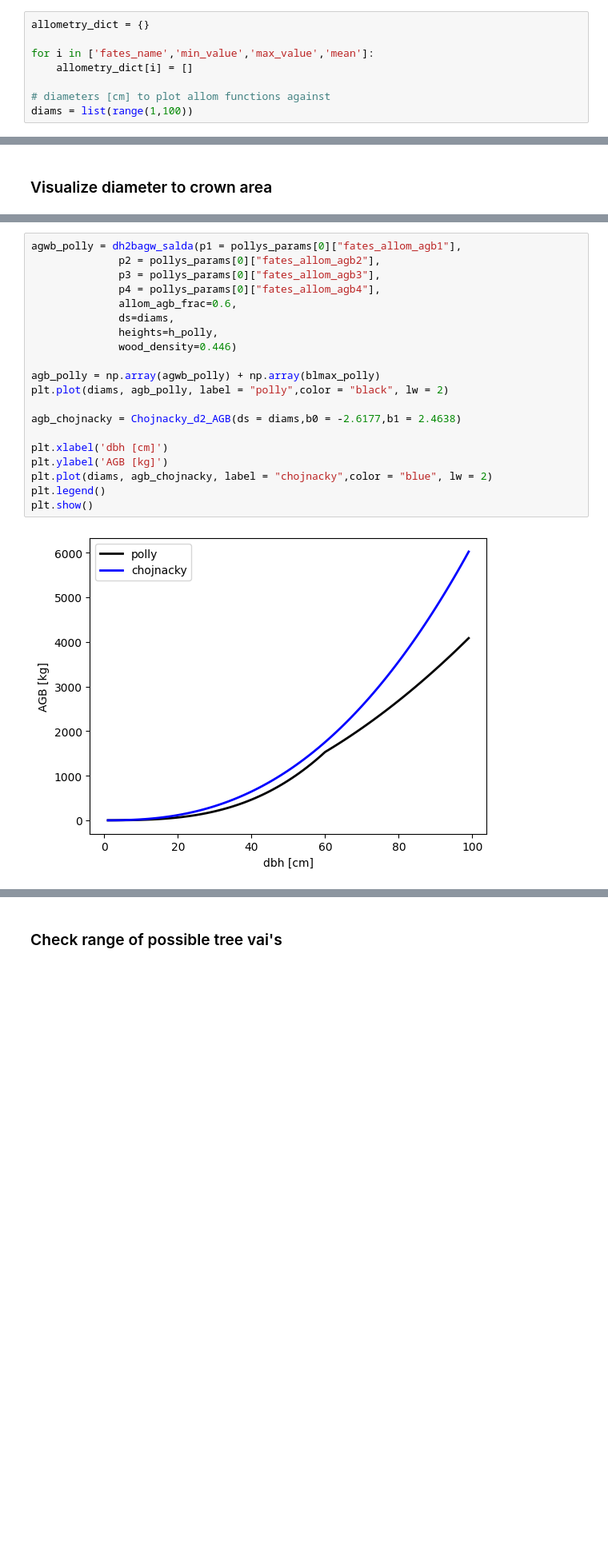
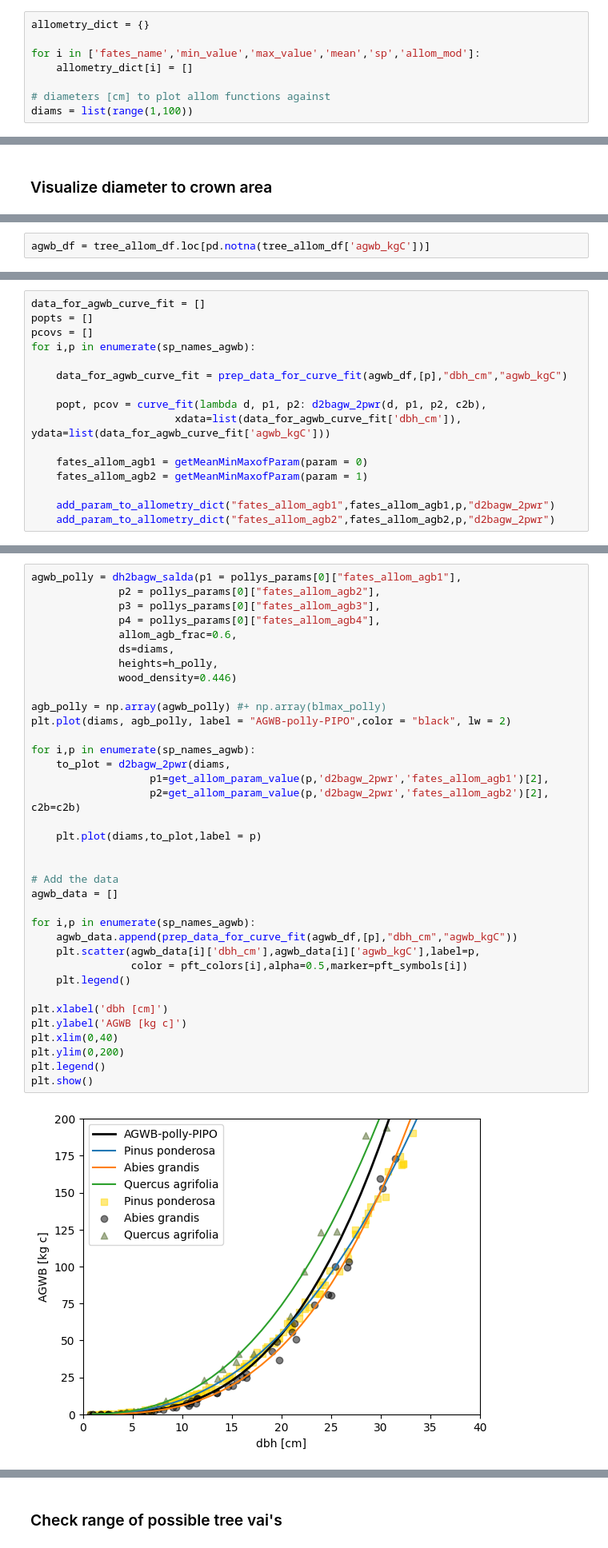
Before and after one commit to adamhb/california-fates, a Jupyter notebook: parameter_ranges/analyze_conifer_and_oak_allometry.ipynb, the cells around one changed output, grey strips where cells are left out. Shown at 80% size. Saved outputs shown, nothing was run; the diff lists cells and outputs as text; blank space fills up the shorter version.

```diff
--- a/parameter_ranges/analyze_conifer_and_oak_allometry.ipynb
+++ b/parameter_ranges/analyze_conifer_and_oak_allometry.ipynb
@@ -515,7 +628,7 @@ for pft in range(0,3):
 # %%
 allometry_dict = {}
 
-for i in ['fates_name','min_value','max_value','mean']:
+for i in ['fates_name','min_value','max_value','mean','sp','allom_mod']:
     allometry_dict[i] = []
 
 # diameters [cm] to plot allom functions against
@@ -810,0 +1358,2 @@ def Chojnacky_d2_AGB(ds,b0,b1):
+# %%
+agwb_df = tree_allom_df.loc[pd.notna(tree_allom_df['agwb_kgC'])]
@@ -811 +1398,17 @@ def Chojnacky_d2_AGB(ds,b0,b1):
+# %%
+data_for_agwb_curve_fit = []
+popts = []
+pcovs = []
+for i,p in enumerate(sp_names_agwb):
+
+    data_for_agwb_curve_fit = prep_data_for_curve_fit(agwb_df,[p],"dbh_cm","agwb_kgC")
+
+    popt, pcov = curve_fit(lambda d, p1, p2: d2bagw_2pwr(d, p1, p2, c2b),
+                       xdata=list(data_for_agwb_curve_fit['dbh_cm']), ydata=list(data_for_agwb_curve_fit['agwb_kgC']))
+
+    fates_allom_agb1 = getMeanMinMaxofParam(param = 0)
+    fates_allom_agb2 = getMeanMinMaxofParam(param = 1)
+
+    add_param_to_allometry_dict("fates_allom_agb1",fates_allom_agb1,p,"d2bagw_2pwr")
+    add_param_to_allometry_dict("fates_allom_agb2",fates_allom_agb2,p,"d2bagw_2pwr")
 # %% [markdown]
@@ -813,22 +1416,38 @@ def Chojnacky_d2_AGB(ds,b0,b1):
 # %%
 agwb_polly = dh2bagw_salda(p1 = pollys_params[0]["fates_allom_agb1"],
               p2 = pollys_params[0]["fates_allom_agb2"],
               p3 = pollys_params[0]["fates_allom_agb3"],
               p4 = pollys_params[0]["fates_allom_agb4"],
               allom_agb_frac=0.6,
               ds=diams,
               heights=h_polly,
               wood_density=0.446)
 
-agb_polly = np.array(agwb_polly) + np.array(blmax_polly)
-plt.plot(diams, agb_polly, label = "polly",color = "black", lw = 2)
+agb_polly = np.array(agwb_polly) #+ np.array(blmax_polly)
+plt.plot(diams, agb_polly, label = "AGWB-polly-PIPO",color = "black", lw = 2)
 
-agb_chojnacky = Chojnacky_d2_AGB(ds = diams,b0 = -2.6177,b1 = 2.4638)
+for i,p in enumerate(sp_names_agwb):
+    to_plot = d2bagw_2pwr(diams,
+                   p1=get_allom_param_value(p,'d2bagw_2pwr','fates_allom_agb1')[2],
+                   p2=get_allom_param_value(p,'d2bagw_2pwr','fates_allom_agb2')[2], c2b=c2b)
+
+    plt.plot(diams,to_plot,label = p)
+
+
+# Add the data
+agwb_data = []
+
+for i,p in enumerate(sp_names_agwb):
+    agwb_data.append(prep_data_for_curve_fit(agwb_df,[p],"dbh_cm","agwb_kgC"))
+    plt.scatter(agwb_data[i]['dbh_cm'],agwb_data[i]['agwb_kgC'],label=p,
+                color = pft_colors[i],alpha=0.5,marker=pft_symbols[i])
+    plt.legend()
 
 plt.xlabel('dbh [cm]')
-plt.ylabel('AGB [kg]')
-plt.plot(diams, agb_chojnacky, label = "chojnacky",color = "blue", lw = 2)
+plt.ylabel('AGWB [kg c]')
+plt.xlim(0,40)
+plt.ylim(0,200)
 plt.legend()
 plt.show()
 # %% [output]
-[figure, old version]
+[figure, new version]
```
Also changed, not shown: parts of 96 cells of this notebook, 8 other files.
